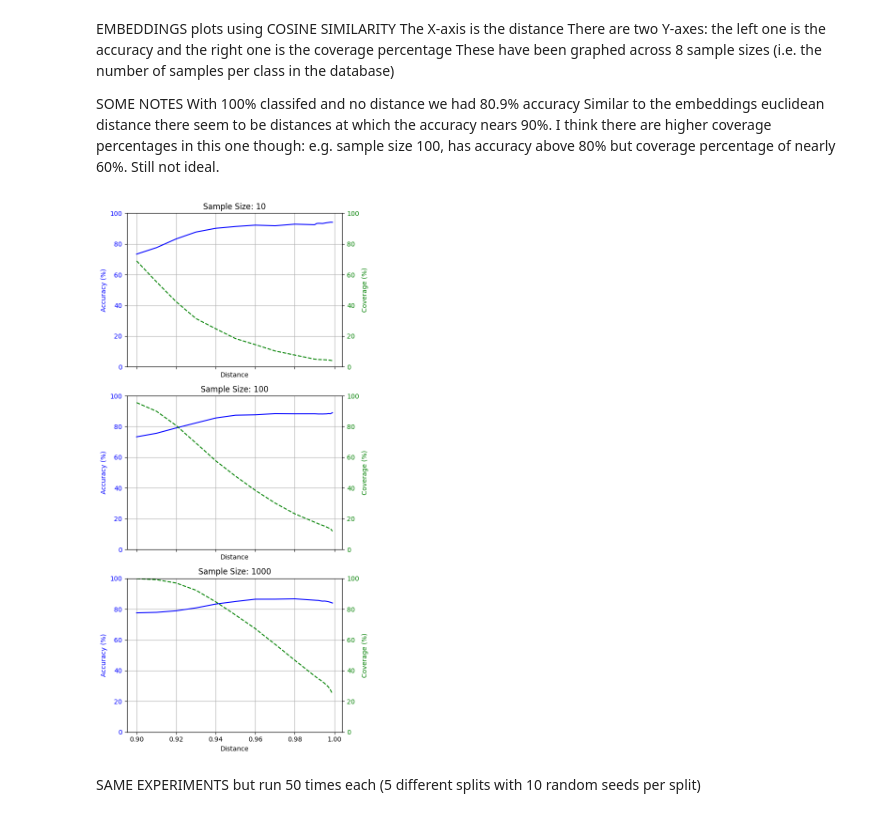
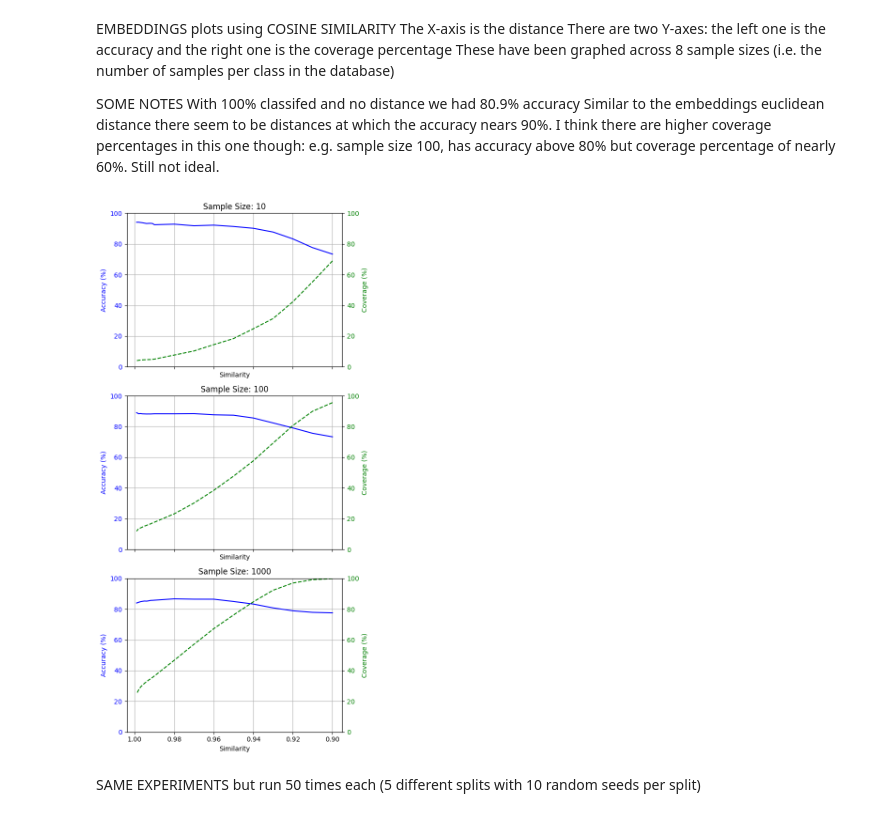
Before and after one commit to elliev7/partiii_research_project, a Jupyter notebook: fingerprinting/all_classes.ipynb, the cells around one changed output. Drawn from its saved outputs; the diff is of its cells as text; code cells hidden in the pictures.

```diff
--- a/fingerprinting/all_classes.ipynb
+++ b/fingerprinting/all_classes.ipynb
@@ -93,9 +93,9 @@ I think there are higher coverage percentages in this one though:
 Still not ideal.
 # %%
 coverage_results_embeddings_cosine, accuracy_results_embeddings_cosine, _ = extract_results(vectors_embeddings, labels_embeddings, train_val_indices, test_indices, 'cosine', 'similarity', samples, similarities)
-plot_results_by_sample_size(coverage_results_embeddings_cosine, accuracy_results_embeddings_cosine, samples, similarities)
+plot_results(coverage_results_embeddings_cosine, accuracy_results_embeddings_cosine, samples, similarities, reverse=True)
 # %% [output]
-[figure, old version]
+[figure, new version]
 # %% [markdown]
 SAME EXPERIMENTS but run 50 times each (5 different splits with 10 random seeds per split)
 # %%
```
Also changed, not shown: parts of 6 cells of this notebook, 3 other files.
